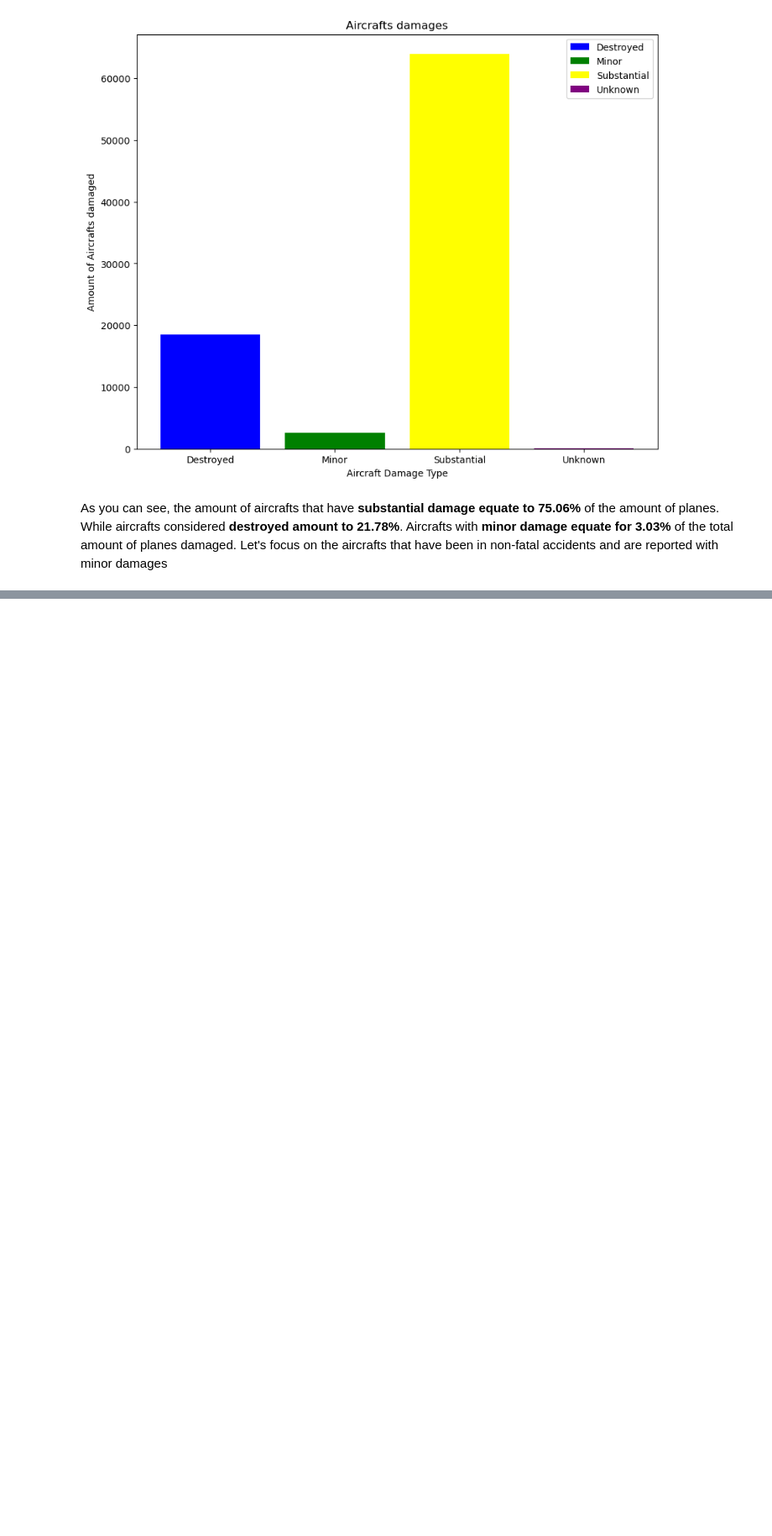
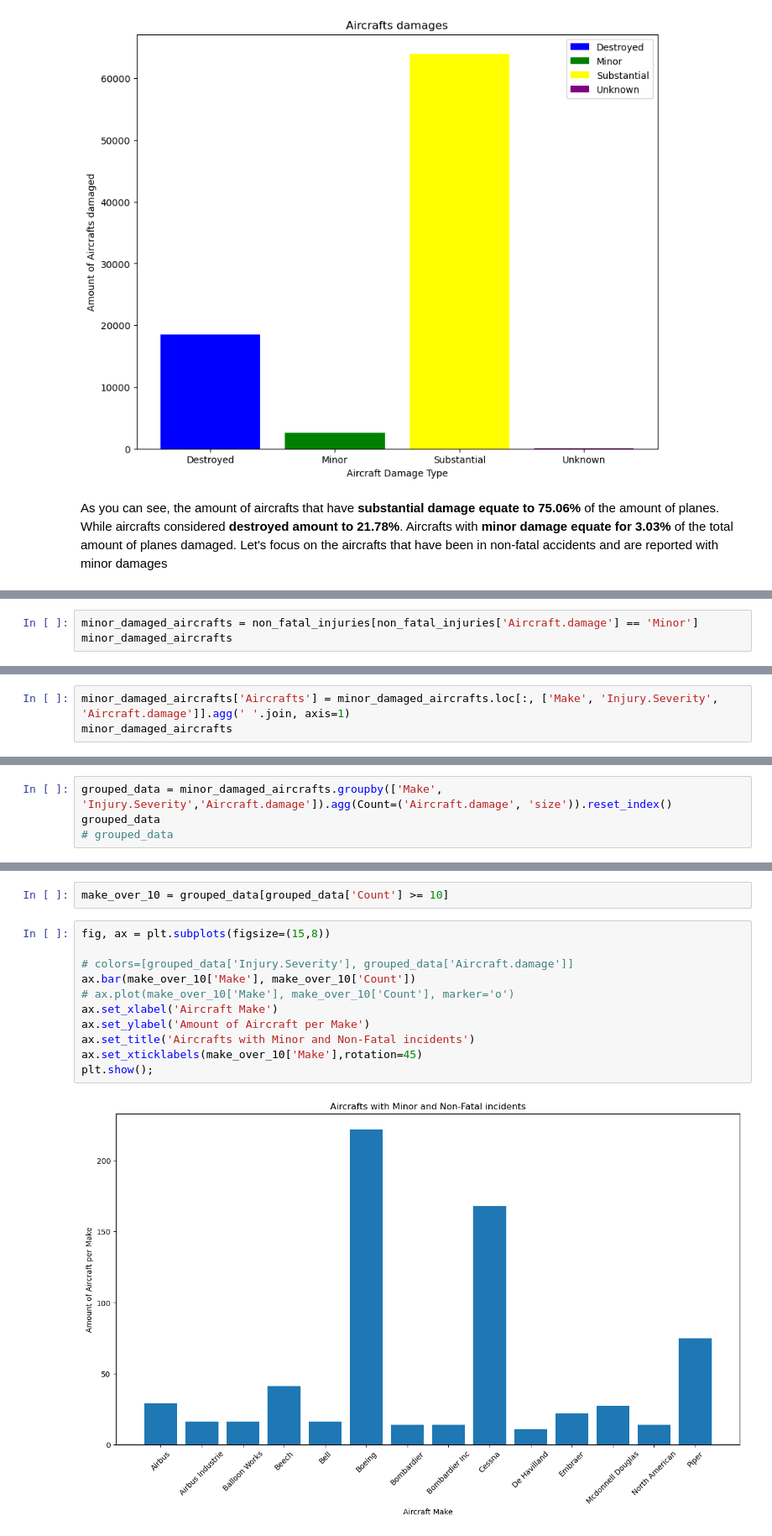
Before and after one commit to omendez930/Aircraft_purchase_analysis, a Jupyter notebook: Index.ipynb, the cells around one changed output, grey strips where cells are left out. Shown at 84% size. Saved outputs shown, nothing was run; the diff lists cells and outputs as text; blank space fills up the shorter version.

```diff
--- a/Index.ipynb
+++ b/Index.ipynb
@@ -375,0 +420,3 @@ Based on the definitions provided by the NTSB and FAA:
+# %%
+minor_damaged_aircrafts = non_fatal_injuries[non_fatal_injuries['Aircraft.damage'] == 'Minor']
+minor_damaged_aircrafts
@@ -375,0 +495,3 @@ Based on the definitions provided by the NTSB and FAA:
+# %%
+minor_damaged_aircrafts['Aircrafts'] = minor_damaged_aircrafts.loc[:, ['Make', 'Injury.Severity', 'Aircraft.damage']].agg(' '.join, axis=1)
+minor_damaged_aircrafts
@@ -375,0 +553,4 @@ Based on the definitions provided by the NTSB and FAA:
+# %%
+grouped_data = minor_damaged_aircrafts.groupby(['Make', 'Injury.Severity','Aircraft.damage']).agg(Count=('Aircraft.damage', 'size')).reset_index()
+grouped_data
+# grouped_data
@@ -375,0 +589,15 @@ Based on the definitions provided by the NTSB and FAA:
+# %%
+make_over_10 = grouped_data[grouped_data['Count'] >= 10]
+# %%
+fig, ax = plt.subplots(figsize=(15,8))
+
+# colors=[grouped_data['Injury.Severity'], grouped_data['Aircraft.damage']]
+ax.bar(make_over_10['Make'], make_over_10['Count'])
+# ax.plot(make_over_10['Make'], make_over_10['Count'], marker='o')
+ax.set_xlabel('Aircraft Make')
+ax.set_ylabel('Amount of Aircraft per Make')
+ax.set_title('Aircrafts with Minor and Non-Fatal incidents')
+ax.set_xticklabels(make_over_10['Make'],rotation=45)
+plt.show();
+# %% [output]
+[figure, added]
```
Also changed, not shown: parts of 39 cells of this notebook.
